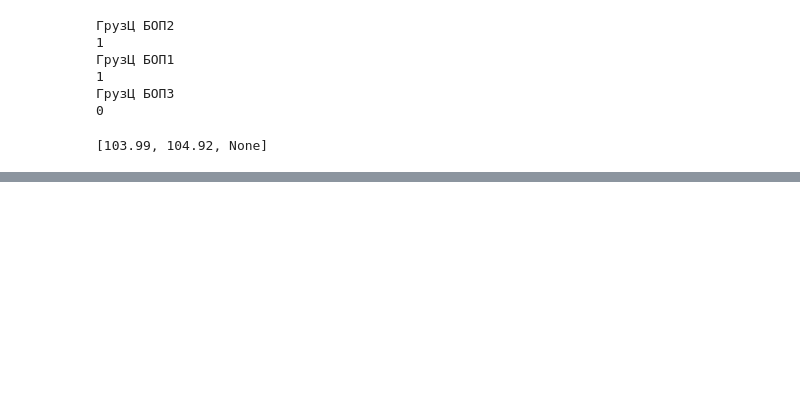
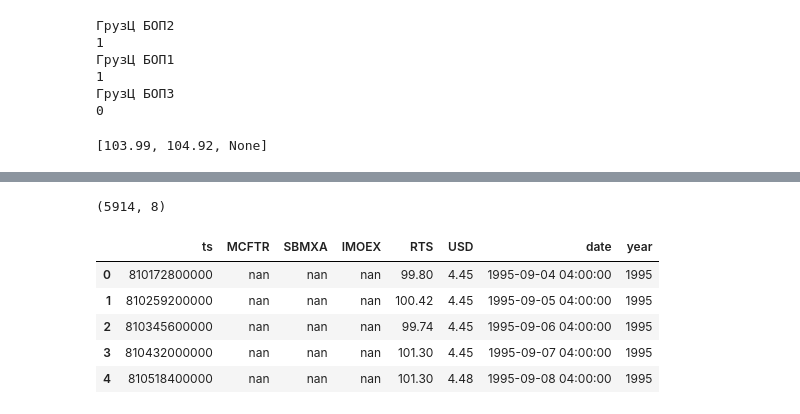
Before and after one commit to nerevar/stock_prices, a Jupyter notebook: analyze_data.ipynb, the cells around one changed output, grey strips where cells are left out. Saved outputs shown, nothing was run; the diff lists cells and outputs as text; code cells hidden in the pictures; blank space fills up the shorter version.

```diff
--- a/analyze_data.ipynb
+++ b/analyze_data.ipynb
@@ -4,8 +4,10 @@
 import re
 import math
 import json
-import datetime as dt
+import pytz
+from datetime import datetime
 from pprint import pprint
+from collections import OrderedDict
 
 import numpy as np
 import pandas as pd
@@ -25,7 +27,7 @@ np.set_printoptions(threshold=np.inf)
 pd.set_option('max_colwidth', 100)
 pd.set_option('display.max_rows', 1000)
 pd.set_option('display.max_columns', 500)
-pd.set_option('display.float_format', '{:,.2f}'.format)
+pd.set_option('display.float_format', '{: .2f}'.format)
 
 # === graphs config ===
 %matplotlib inline
@@ -238,0 +244,15 @@ result
+# %%
+df = pd.read_csv('graph_data/imoex/values.csv', index_col=None, header=0, names=['ts', 'MCFTR', 'SBMXA', 'IMOEX', 'RTS', 'USD'])
+
+df['date'] = df['ts'].apply(lambda x: datetime.fromtimestamp(x / 1000))
+df['year'] = df['ts'].apply(lambda x: datetime.fromtimestamp(x / 1000).strftime('%Y'))
+df.shape
+df.head()
+# %% [output]
+(5914, 8)
+|  | ts | MCFTR | SBMXA | IMOEX | RTS | USD | date | year |
+| 0 | 810172800000 | nan | nan | nan | 99.80 | 4.45 | 1995-09-04 04:00:00 | 1995 |
+| 1 | 810259200000 | nan | nan | nan | 100.42 | 4.45 | 1995-09-05 04:00:00 | 1995 |
+| 2 | 810345600000 | nan | nan | nan | 99.74 | 4.45 | 1995-09-06 04:00:00 | 1995 |
+| 3 | 810432000000 | nan | nan | nan | 101.30 | 4.45 | 1995-09-07 04:00:00 | 1995 |
+| 4 | 810518400000 | nan | nan | nan | 101.30 | 4.48 | 1995-09-08 04:00:00 | 1995 |
```
Also changed, not shown: parts of 3 cells of this notebook.
